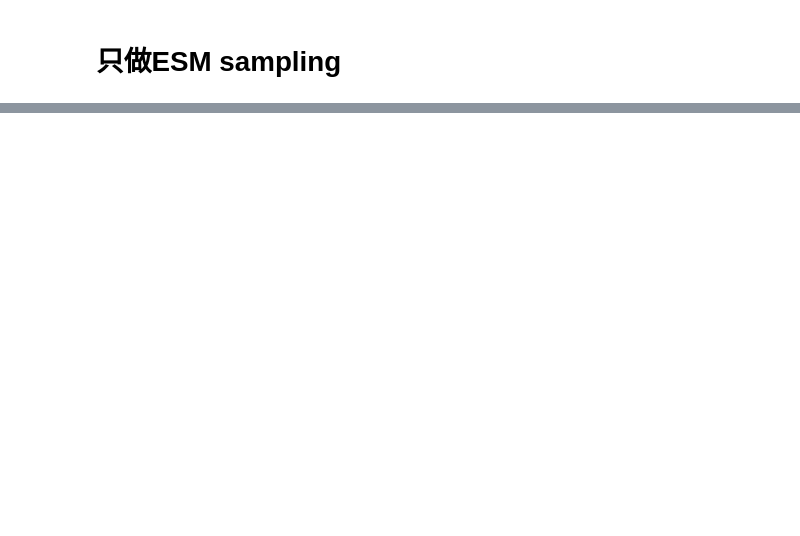
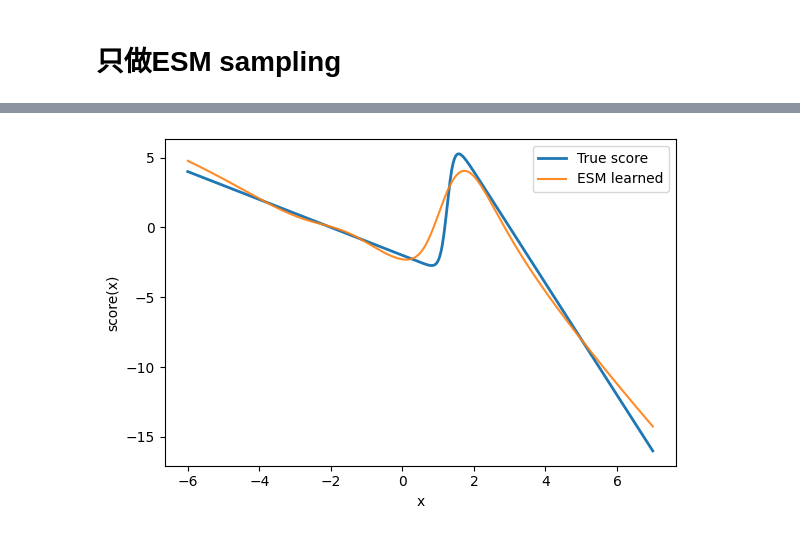
Before and after one commit to XuanWeiWang-999/2025Autumn_ML-project-DiffusionModel_02, a Jupyter notebook: 20251106_code/20251106_只做ESM.ipynb, the cells around one changed output, grey strips where cells are left out. Cells and saved outputs as stored; diff of their text form; code cells hidden in the pictures; blank space fills up the shorter version.

```diff
--- a/20251106_code/20251106_只做ESM.ipynb
+++ b/20251106_code/20251106_只做ESM.ipynb
@@ -48,0 +203,14 @@ opt=torch.optim.Adam(model.parameters(), lr)
+# %%
+with torch.no_grad():
+    grid = torch.linspace(-6,7,600,device=device).unsqueeze(-1)
+    s_hat = model(grid).cpu().numpy()
+s_true = true_score(grid).cpu().numpy()
+
+plt.figure(figsize=(6,4))
+plt.plot(grid.cpu().numpy(), s_true, label='True score', linewidth=2)
+plt.plot(grid.cpu().numpy(), s_hat, label='ESM learned', alpha=0.9)
+plt.xlabel('x'); plt.ylabel('score(x)')
+plt.legend(); plt.tight_layout()
+plt.show()
+# %% [output]
+[figure, added]
```
Also changed, not shown: parts of 10 cells of this notebook, 5 other files.
